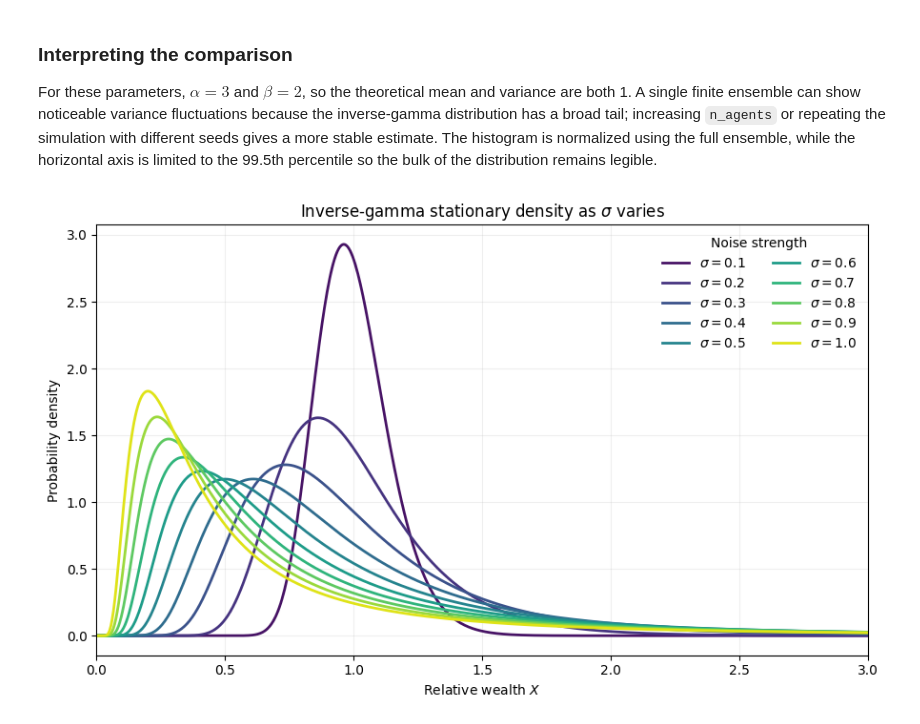
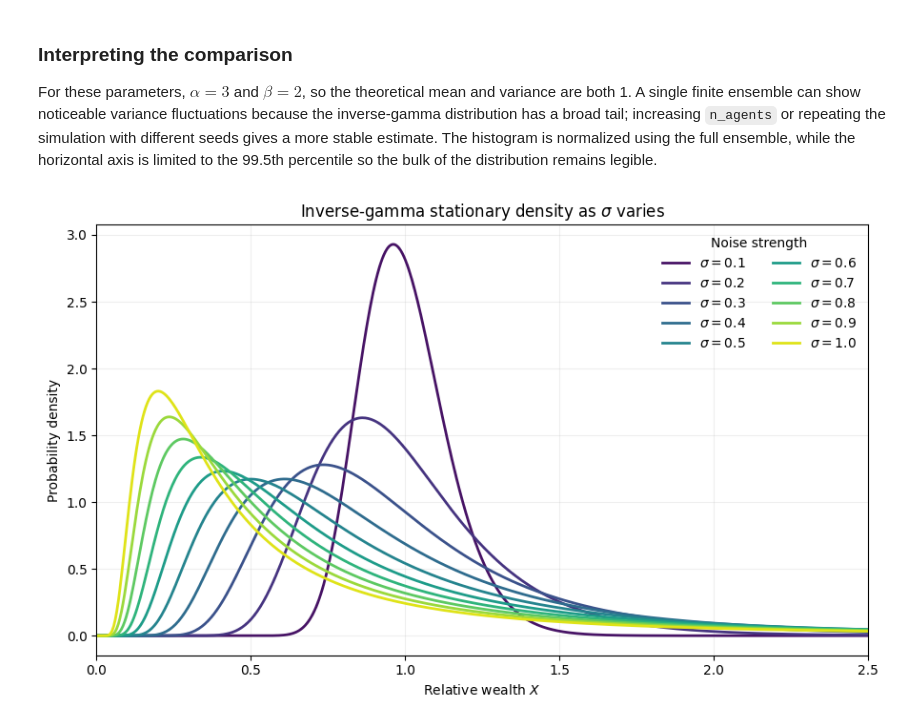
Before and after one commit to giacomells/Statistical-Mechanics-of-Money, a Jupyter notebook: StochasticProcess.ipynb, the cells around one changed output. Cells and saved outputs as stored; diff of their text form; code cells hidden in the pictures.

```diff
--- a/StochasticProcess.ipynb
+++ b/StochasticProcess.ipynb
@@ -138,26 +145,26 @@ For these parameters, $\alpha=3$ and $\beta=2$, so the theoretical mean and vari
 # %%
 # Theoretical stationary densities as the noise strength varies.
 sigma_values = np.linspace(0.1, 1.0, 10)
 x_sweep = np.linspace(1e-3, 10.0, 2000)
 colors = plt.colormaps["viridis"](np.linspace(0.05, 0.95, len(sigma_values)))
 
 fig, ax = plt.subplots(figsize=(9, 5.5))
 for color, sigma_value in zip(colors, sigma_values):
     alpha_value = 1 + J / sigma_value**2
     beta_value = J / sigma_value**2
     density = inverse_gamma_pdf(x_sweep, alpha_value, beta_value)
     ax.plot(x_sweep, density, color=color, linewidth=2, label=rf"$\sigma={sigma_value:.1f}$")
 
 ax.set(
     xlim=(0, 10),
     xlabel="Relative wealth $X$",
     ylabel="Probability density",
     title=rf"Inverse-gamma stationary density as $\sigma$ varies",
 )
 ax.legend(title="Noise strength", ncol=2, frameon=False)
 ax.grid(alpha=0.2)
 fig.tight_layout()
-plt.xlim(0, 3)
+plt.xlim(0, 2.5)
 plt.show()
 # %% [output]
-[figure, old version]
+[figure, new version]
```
Also changed, not shown: parts of 2 cells of this notebook, 9 other files.
